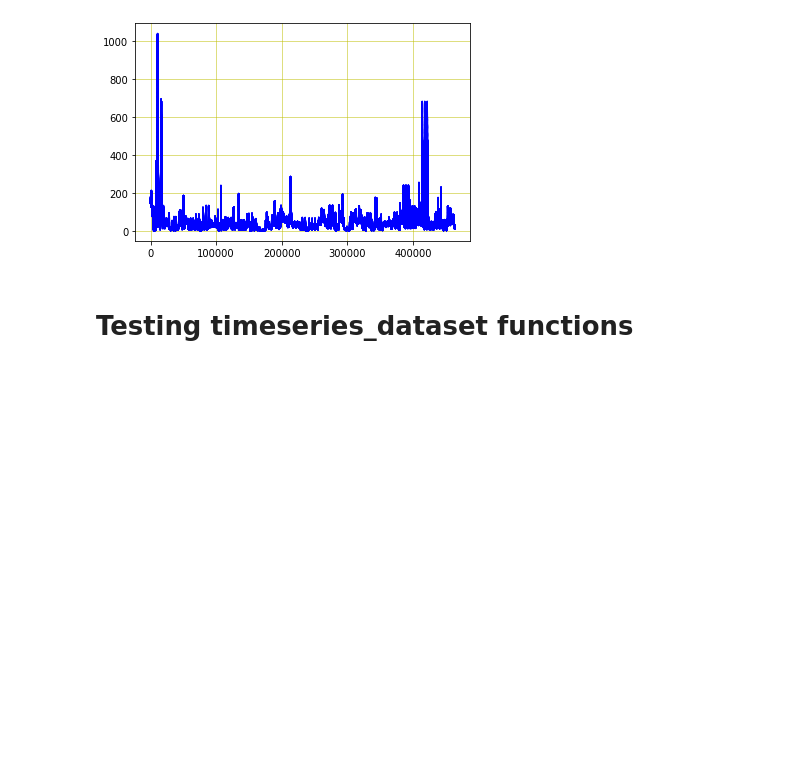
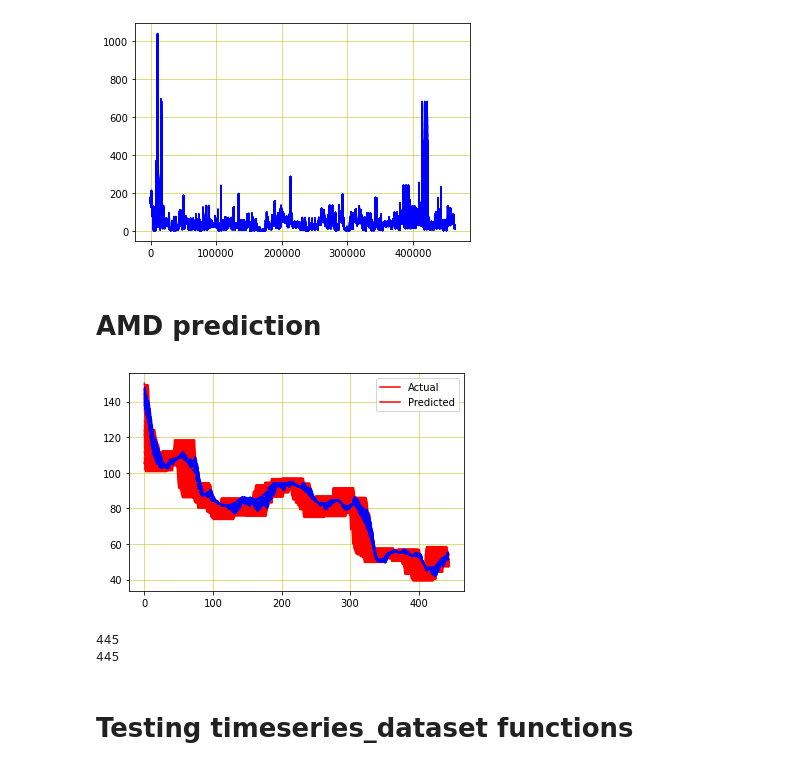
Before and after one commit to mikulicmateo/StockPrediction, a Jupyter notebook: MultioutputModel.ipynb, the cells around one changed output. Saved outputs shown, nothing was run; the diff lists cells and outputs as text; code cells hidden in the pictures; blank space fills up the shorter version.

Commit message:
Added AMD stock prediction graph

```diff
--- a/MultioutputModel.ipynb
+++ b/MultioutputModel.ipynb
@@ -382,3 +382,5 @@ pyplot.grid(color = 'y', linewidth='0.5')
 pyplot.show()
 # %% [output]
 [figure]
+# %% [markdown]
+# AMD prediction
@@ -385,3 +390,27 @@ pyplot.show()
+# %%
+ds_train_x = None
+ds_train_y = None
+ds_valid_x = None
+ds_valid_y = None
+ds_test_x = None
+ds_test_y = None
+load_from_d(amd_dataset)
+# %%
+predictions_amd = model.predict(ds_test_x.batch(32))
+# %%
+pyplot.plot(list(ds_test_y), linestyle='solid', color='r')
+pyplot.plot(predictions_amd, linestyle='dashed', color='b')
+pyplot.legend(['Actual','Predicted'], loc='best')
+pyplot.grid(color = 'y', linewidth='0.5')
+pyplot.show()
+# %% [output]
+[figure, added]
+# %%
+print(len(list(ds_test_y)))
+print(len(predictions_amd))
+# %% [output]
+445
+445
 # %% [markdown]
 # Testing timeseries_dataset functions
 # %%
```
Also changed, not shown: parts of 1 cell of this notebook.
